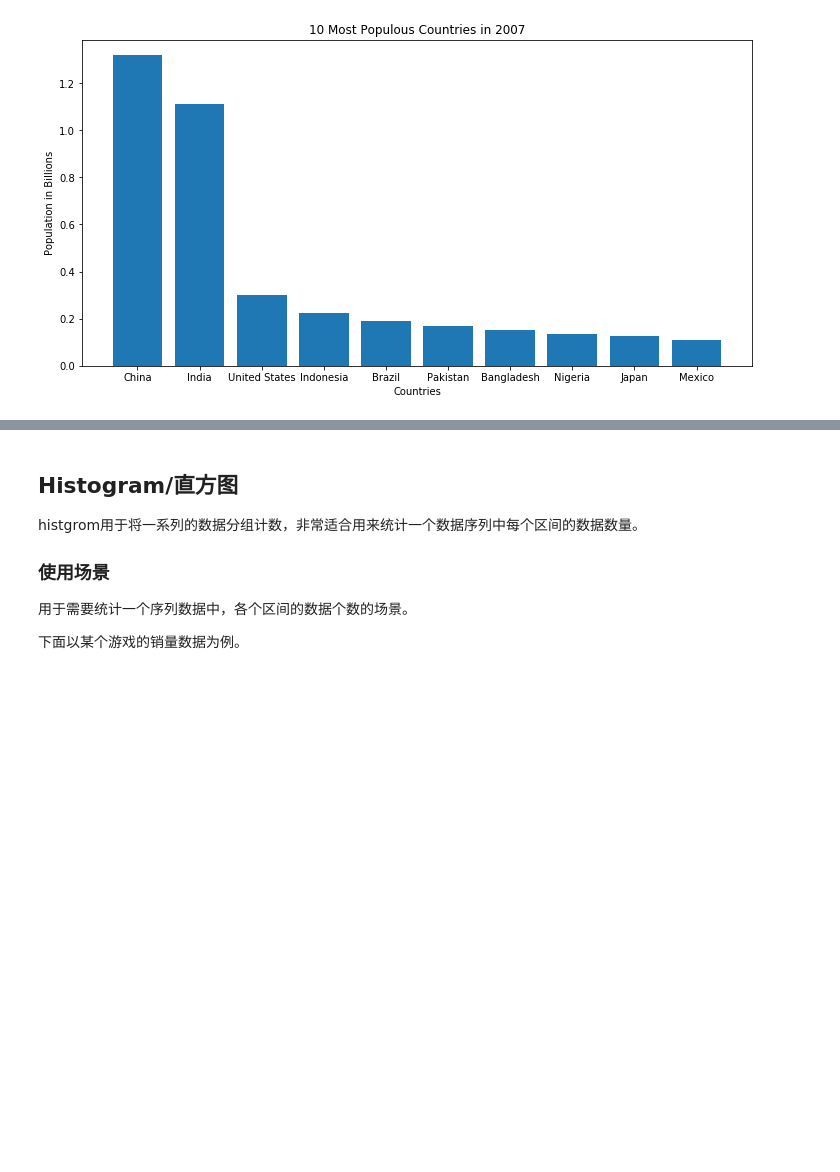
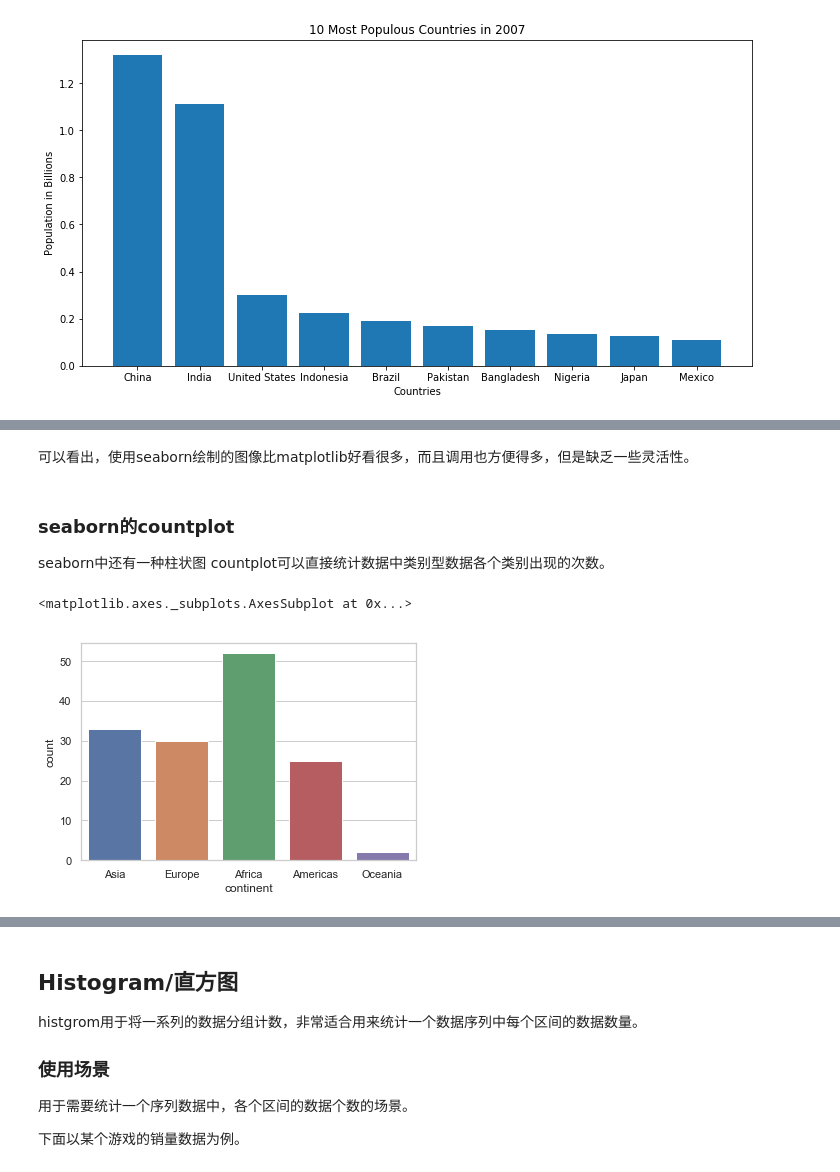
Before and after one commit to dwSun/matplotlib-tutorial, a Jupyter notebook: matplotlib-tutorial.ipynb, the cells around one changed output, grey strips where cells are left out. Drawn from its saved outputs; the diff is of its cells as text; code cells hidden in the pictures; blank space fills up the shorter version.

```diff
--- a/matplotlib-tutorial.ipynb
+++ b/matplotlib-tutorial.ipynb
@@ -551,0 +599,10 @@ plt.show()
+# %% [markdown]
+可以看出，使用seaborn绘制的图像比matplotlib好看很多，而且调用也方便得多，但是缺乏一些灵活性。
+# %% [markdown]
+### seaborn的countplot
+seaborn中还有一种柱状图 countplot可以直接统计数据中类别型数据各个类别出现的次数。
+# %%
+sns.countplot(x='continent', data=data_2007)  # 这里绘制各大洲都有多少国家被统计到
+# %% [output]
+<matplotlib.axes._subplots.AxesSubplot at 0x...>
+[figure, added]
```
Also changed, not shown: parts of 41 cells of this notebook, 1 other file.
